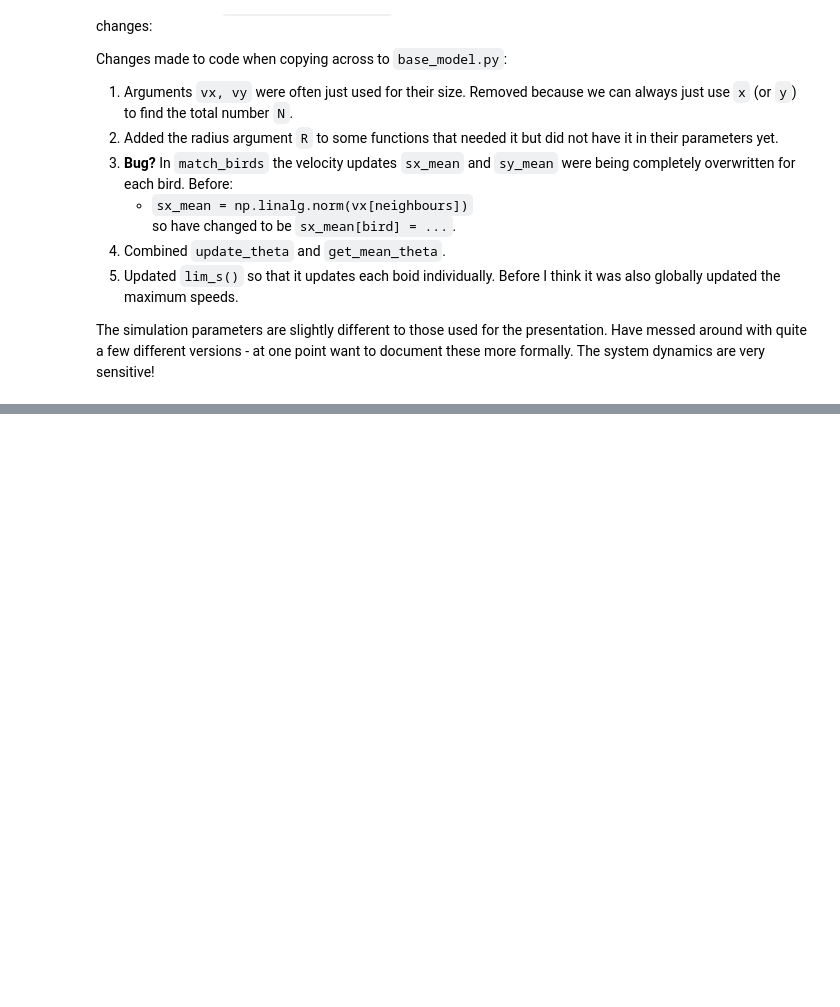
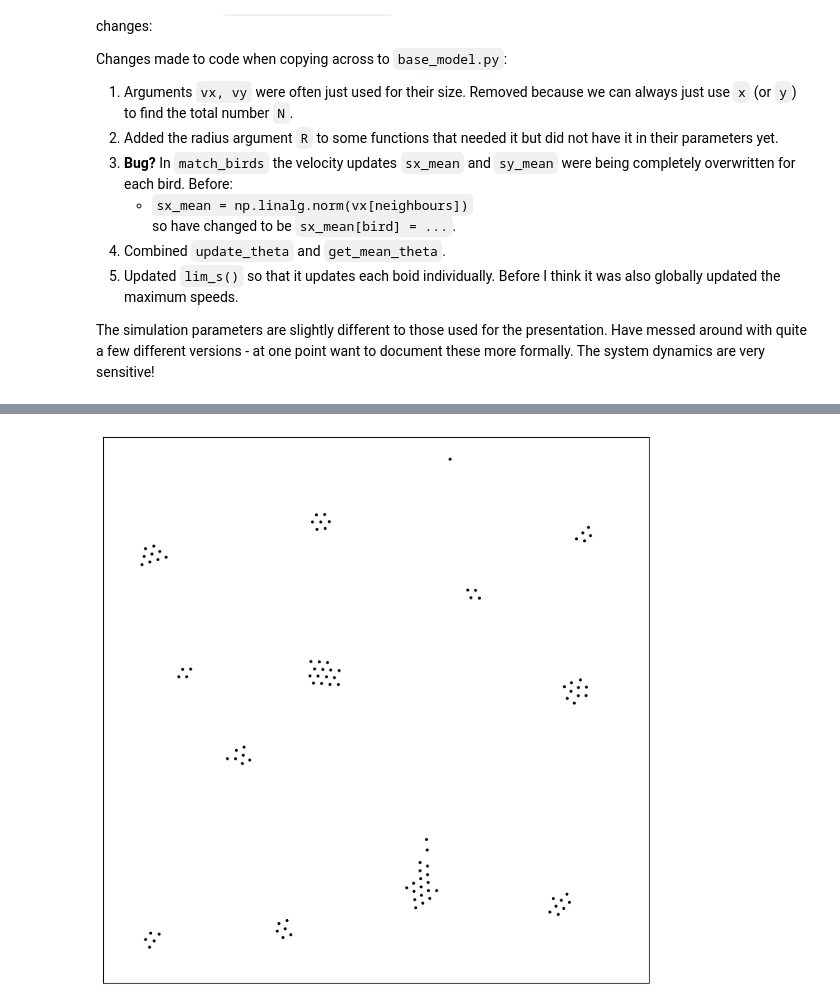
Before and after one commit to flossiedixon/Industrial-Project-2, a Jupyter notebook: toy-problem.ipynb, the cells around one changed output, grey strips where cells are left out. Saved outputs shown, nothing was run; the diff lists cells and outputs as text; code cells hidden in the pictures; blank space fills up the shorter version.

```diff
--- a/toy-problem.ipynb
+++ b/toy-problem.ipynb
@@ -83,0 +113,8 @@ for iT in range(Nt):
+# %%
+# We can change the parameters and run the simulation again very easily.
+# e.g. let's make the birds really, really, REALLY, slow.
+
+model_params = [0.01, 0.6, 10, 0.2, 500, 100]
+run_simulation.plot_simulation(model_params, strength_params)
+# %% [output]
+[figure, added]
```
Also changed, not shown: parts of 6 cells of this notebook, 1 other file.
